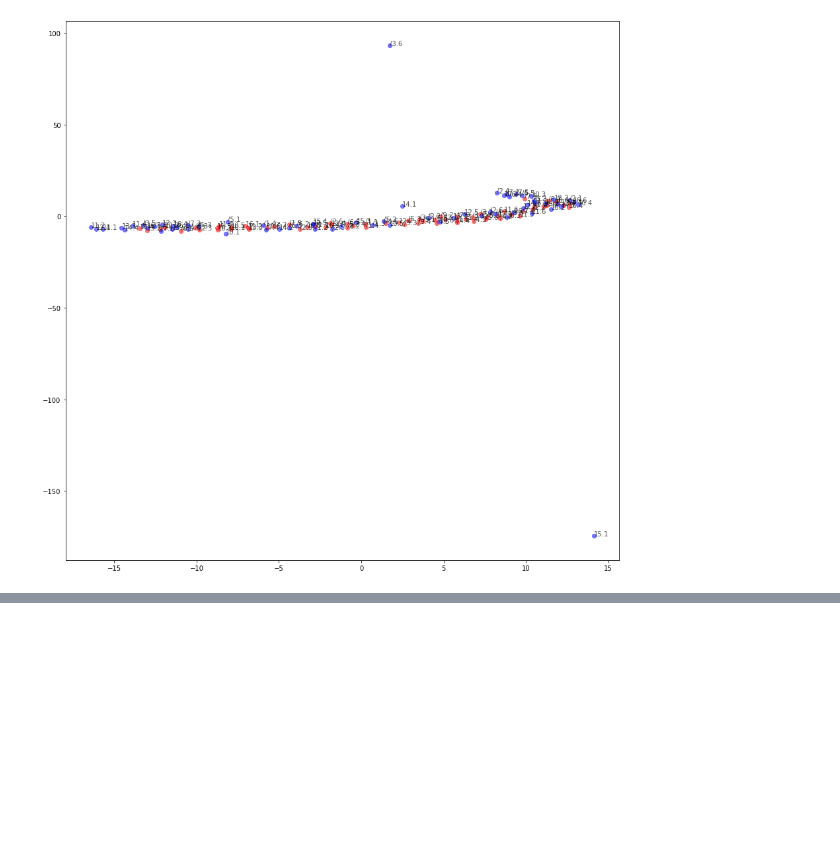
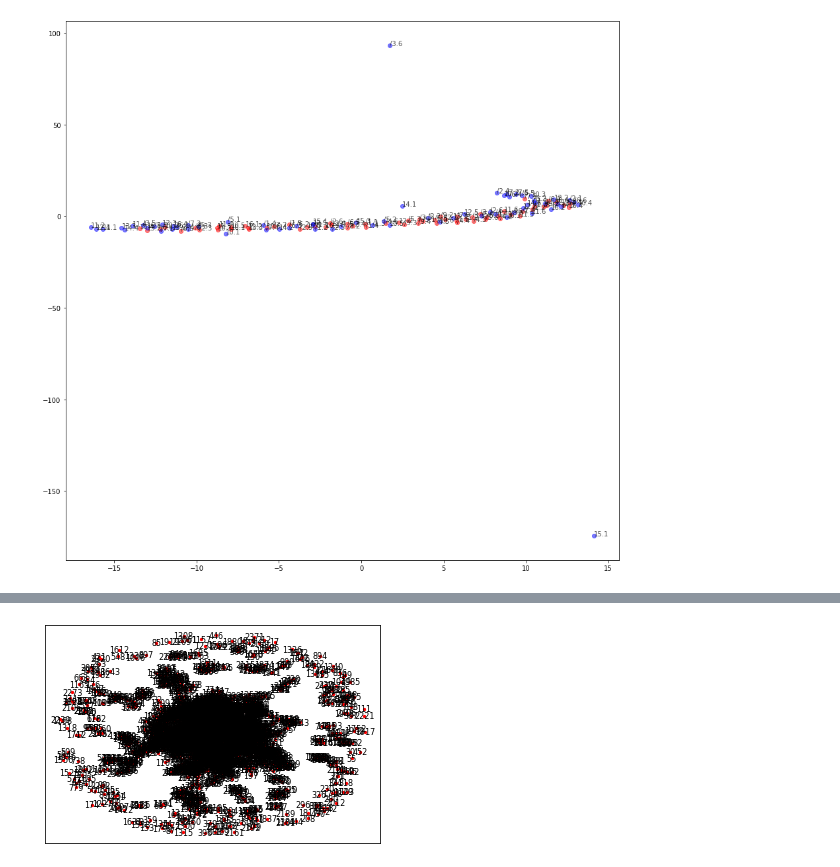
Before and after one commit to trevor-chan/research, a Jupyter notebook: morpho_scripts/PCA_scripts.ipynb, the cells around one changed output, grey strips where cells are left out. Cells and saved outputs as stored; diff of their text form; code cells hidden in the pictures; blank space fills up the shorter version.

```diff
--- a/morpho_scripts/PCA_scripts.ipynb
+++ b/morpho_scripts/PCA_scripts.ipynb
@@ -691,0 +754,5 @@ sns.heatmap(df.corr(),
+# %%
+i = 1
+lineage_list[i].items[len(lineage_list[i].items)-1].visualize_graph()
+# %% [output]
+[figure, added]
```
Also changed, not shown: parts of 8 cells of this notebook.
